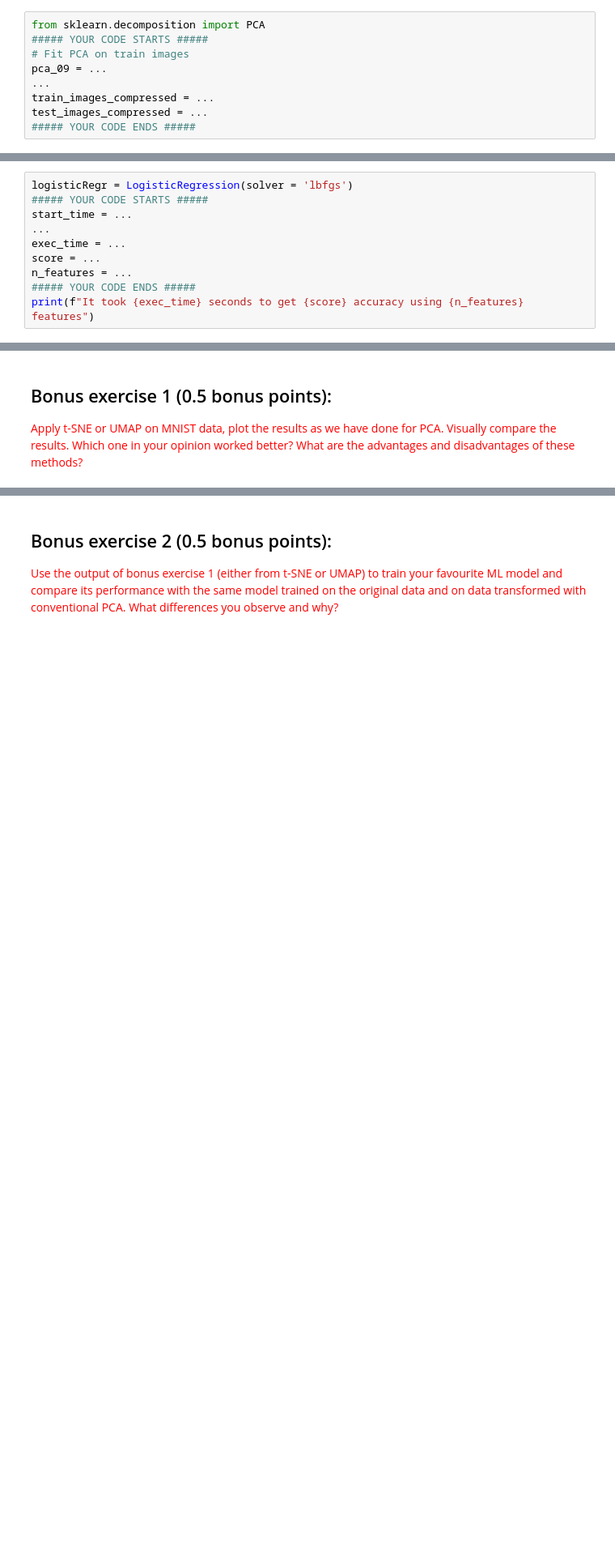
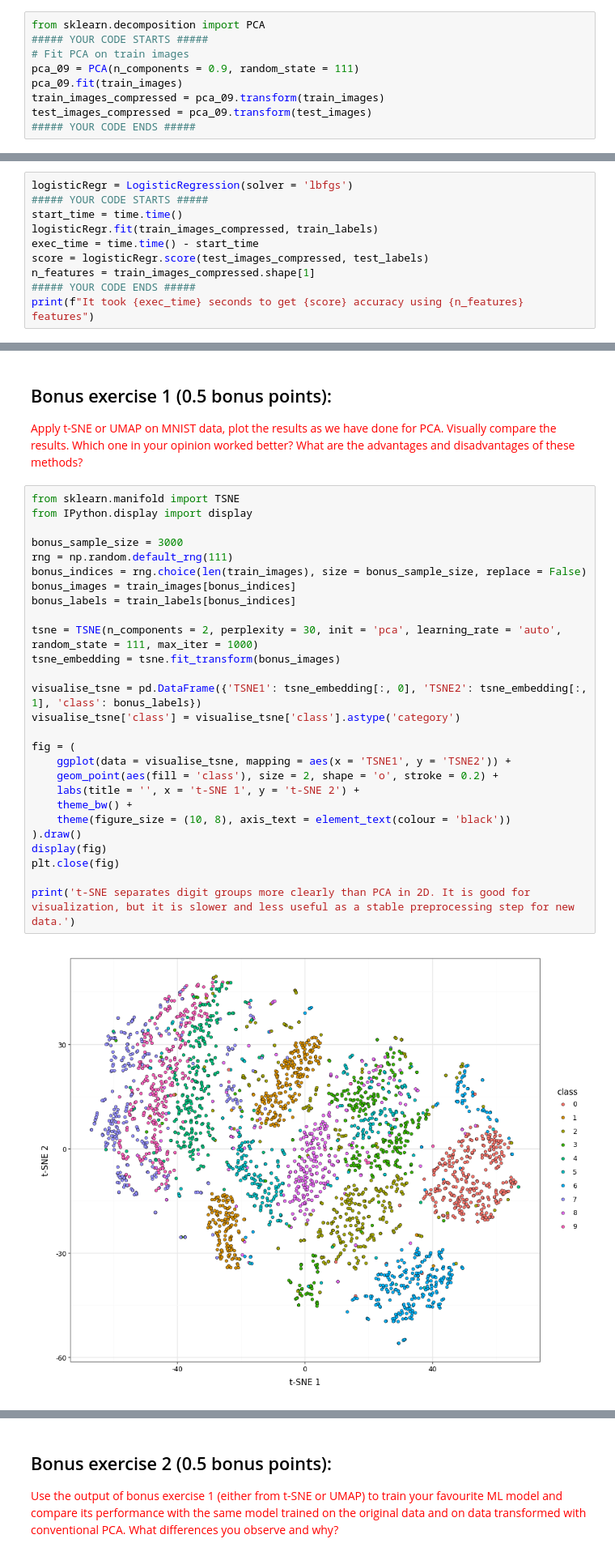
Before and after one commit to Ermolz/ml-homework02, a Jupyter notebook: 2026_Unsupervised_learning_HW.ipynb, the cells around one changed output, grey strips where cells are left out. Shown at 81% size. Saved outputs shown, nothing was run; the diff lists cells and outputs as text; blank space fills up the shorter version.

Commit message:
Add bonus solutions and fix notebook outputs

```diff
--- a/2026_Unsupervised_learning_HW.ipynb
+++ b/2026_Unsupervised_learning_HW.ipynb
@@ -98,10 +103,10 @@ print(f"It took {exec_time} seconds to get {score} accuracy using {n_features} f
 from sklearn.decomposition import PCA
 ##### YOUR CODE STARTS #####
 # Fit PCA on train images
-pca_09 = ...
-...
-train_images_compressed = ...
-test_images_compressed = ...
+pca_09 = PCA(n_components = 0.9, random_state = 111)
+pca_09.fit(train_images)
+train_images_compressed = pca_09.transform(train_images)
+test_images_compressed = pca_09.transform(test_images)
 ##### YOUR CODE ENDS #####
 # %%
 ##### YOUR CODE STARTS #####
@@ -129,10 +134,10 @@ fig = (
 # %%
 logisticRegr = LogisticRegression(solver = 'lbfgs')
 ##### YOUR CODE STARTS #####
-start_time = ...
-...
-exec_time = ...
-score = ...
-n_features = ...
+start_time = time.time()
+logisticRegr.fit(train_images_compressed, train_labels)
+exec_time = time.time() - start_time
+score = logisticRegr.score(test_images_compressed, test_labels)
+n_features = train_images_compressed.shape[1]
 ##### YOUR CODE ENDS #####
 print(f"It took {exec_time} seconds to get {score} accuracy using {n_features} features")
@@ -403,3 +470,32 @@ According to the above plot the most reasonable number of clusters is ...
 ## Bonus exercise 1 (0.5 bonus points):
 
 <font color='red'> Apply t-SNE or UMAP on MNIST data, plot the results as we have done for PCA. Visually compare the results. Which one in your opinion worked better? What are the advantages and disadvantages of these methods? </font>
+# %%
+from sklearn.manifold import TSNE
+from IPython.display import display
+
+bonus_sample_size = 3000
+rng = np.random.default_rng(111)
+bonus_indices = rng.choice(len(train_images), size = bonus_sample_size, replace = False)
+bonus_images = train_images[bonus_indices]
+bonus_labels = train_labels[bonus_indices]
+
+tsne = TSNE(n_components = 2, perplexity = 30, init = 'pca', learning_rate = 'auto', random_state = 111, max_iter = 1000)
+tsne_embedding = tsne.fit_transform(bonus_images)
+
+visualise_tsne = pd.DataFrame({'TSNE1': tsne_embedding[:, 0], 'TSNE2': tsne_embedding[:, 1], 'class': bonus_labels})
+visualise_tsne['class'] = visualise_tsne['class'].astype('category')
+
+fig = (
+    ggplot(data = visualise_tsne, mapping = aes(x = 'TSNE1', y = 'TSNE2')) +
+    geom_point(aes(fill = 'class'), size = 2, shape = 'o', stroke = 0.2) +
+    labs(title = '', x = 't-SNE 1', y = 't-SNE 2') +
+    theme_bw() +
+    theme(figure_size = (10, 8), axis_text = element_text(colour = 'black'))
+).draw()
+display(fig)
+plt.close(fig)
+
+print('t-SNE separates digit groups more clearly than PCA in 2D. It is good for visualization, but it is slower and less useful as a stable preprocessing step for new data.')
+# %% [output]
+[figure, added]
```
Also changed, not shown: parts of 19 cells of this notebook.
